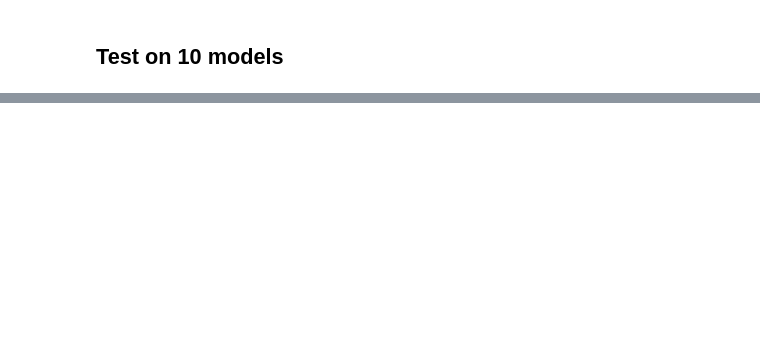
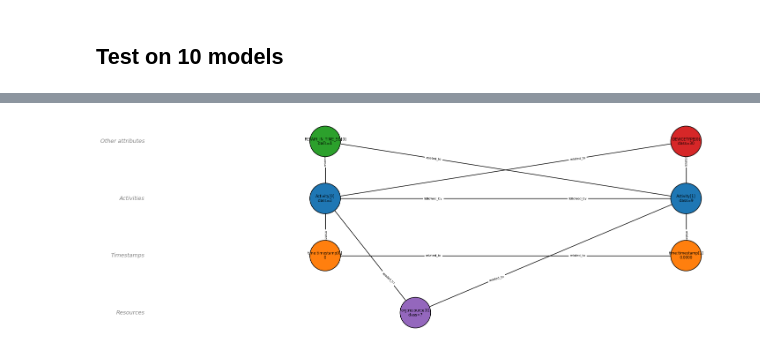
Before and after one commit to lucadr04/ISG, a Jupyter notebook: main.ipynb, the cells around one changed output, grey strips where cells are left out. Drawn from its saved outputs; the diff is of its cells as text; code cells hidden in the pictures; blank space fills up the shorter version.

```diff
--- a/main.ipynb
+++ b/main.ipynb
@@ -608,0 +841,5 @@ torch.save(net.state_dict(), f"{MODEL_PATH}/model.pt")
+# %%
+g,t = X_TEST[5]
+drawer(g)
+# %% [output]
+[figure, added]
```
Also changed, not shown: parts of 30 cells of this notebook, 9 other files.
